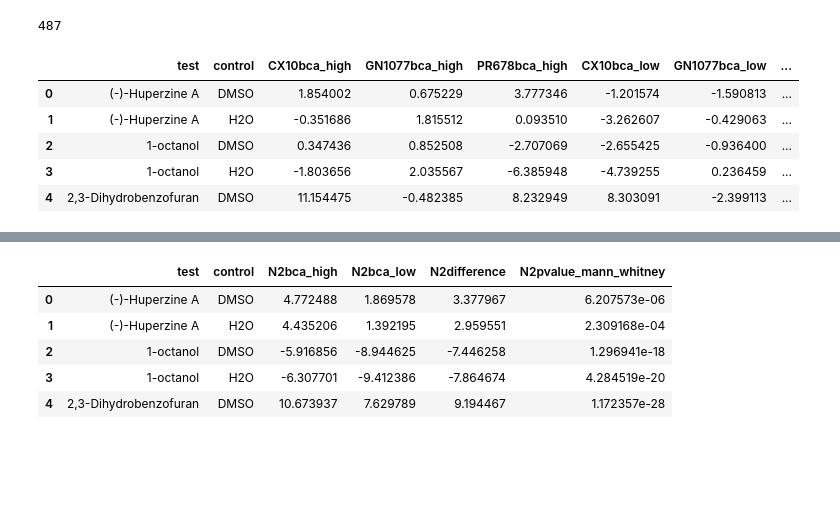
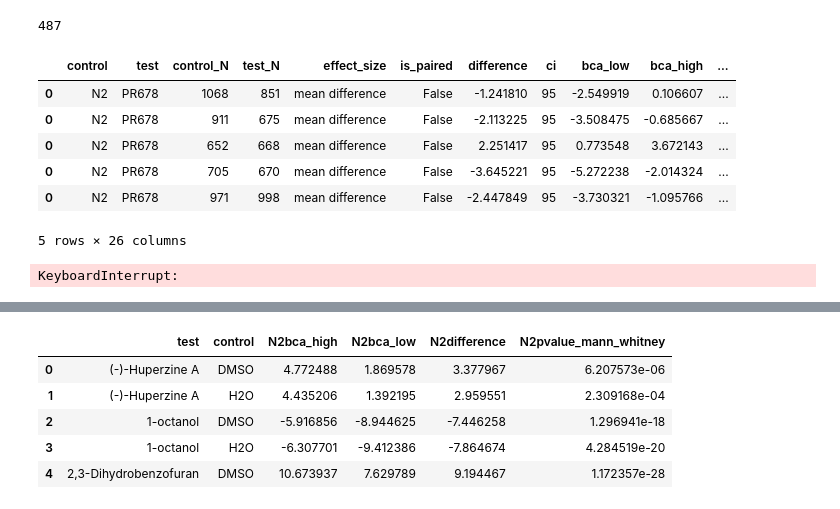
Before and after one commit to Neuroplant-Resources/Neuroplant-DataAnalysis, a Jupyter notebook: S1/Mutant_followup_analysis.ipynb, the cells around one changed output, grey strips where cells are left out. Cells and saved outputs as stored; diff of their text form; code cells hidden in the pictures; blank space fills up the shorter version.

```diff
--- a/S1/Mutant_followup_analysis.ipynb
+++ b/S1/Mutant_followup_analysis.ipynb
@@ -330,3 +330,13 @@ N2_all.to_csv('C:/Users/Emily/Documents/S1F2/N2vMuts_mdiff.csv')
+# %%
+N2_all.head()
+# %% [output]
+|  | control | test | control_N | test_N | effect_size | is_paired | difference | ci | bca_low | bca_high | ... |
+| 0 | N2 | PR678 | 1068 | 851 | mean difference | False | -1.241810 | 95 | -2.549919 | 0.106607 | ... |
+| 0 | N2 | PR678 | 911 | 675 | mean difference | False | -2.113225 | 95 | -3.508475 | -0.685667 | ... |
+| 0 | N2 | PR678 | 652 | 668 | mean difference | False | 2.251417 | 95 | 0.773548 | 3.672143 | ... |
+| 0 | N2 | PR678 | 705 | 670 | mean difference | False | -3.645221 | 95 | -5.272238 | -2.014324 | ... |
+| 0 | N2 | PR678 | 971 | 998 | mean difference | False | -2.447849 | 95 | -3.730321 | -1.095766 | ... |
+5 rows × 26 columns
 # %%
 for s in strains:
     if s == 'CX10':
@@ -343,7 +353,9 @@ for s in strains:
         hold['Compound'] = c
         N2_all = N2_all.append(hold)
 
-N2_all.to_csv('C:/Users/Emily/Documents/S1F2/cohensD.csv')
+#N2_all.to_csv('C:/Users/Emily/Documents/S1F2/cohensD.csv')
+# %% [output]
+KeyboardInterrupt:
 # %%
 
 def mean_diff_calc(df,strain , ref):
@@ -379,9 +391,5 @@ all_strains_wide.to_csv('C:/Users/Emily/Documents/S1F2/all_strains_wide.csv.csv'
 # %%
-all_strains_wide.head()
+attracted = all_strains.loc[(all_strains['bca_low']>0) & (all_strains['bca_high']>0)]
+repelled = all_strains.loc[(all_strains['bca_low']<0) & (all_strains['bca_high']<0)]
+attracted.to_csv('C:/Users/Emily/Documents/S1F2/attracted_mutants.csv')
+repelled.to_csv('C:/Users/Emily/Documents/S1F2/repelled mutatants.csv')
-# %% [output]
-|  | test | control | CX10bca_high | GN1077bca_high | PR678bca_high | CX10bca_low | GN1077bca_low | ... |
-| 0 | (-)-Huperzine A | DMSO | 1.854002 | 0.675229 | 3.777346 | -1.201574 | -1.590813 | ... |
-| 1 | (-)-Huperzine A | H2O | -0.351686 | 1.815512 | 0.093510 | -3.262607 | -0.429063 | ... |
-| 2 | 1-octanol | DMSO | 0.347436 | 0.852508 | -2.707069 | -2.655425 | -0.936400 | ... |
-| 3 | 1-octanol | H2O | -1.803656 | 2.035567 | -6.385948 | -4.739255 | 0.236459 | ... |
-| 4 | 2,3-Dihydrobenzofuran | DMSO | 11.154475 | -0.482385 | 8.232949 | 8.303091 | -2.399113 | ... |
```
Also changed, not shown: parts of 7 cells of this notebook, 13 other files.
